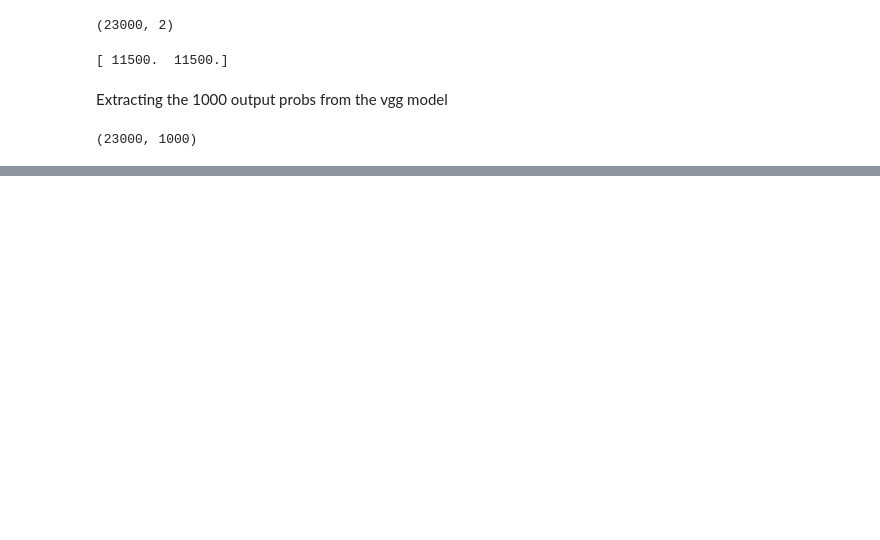
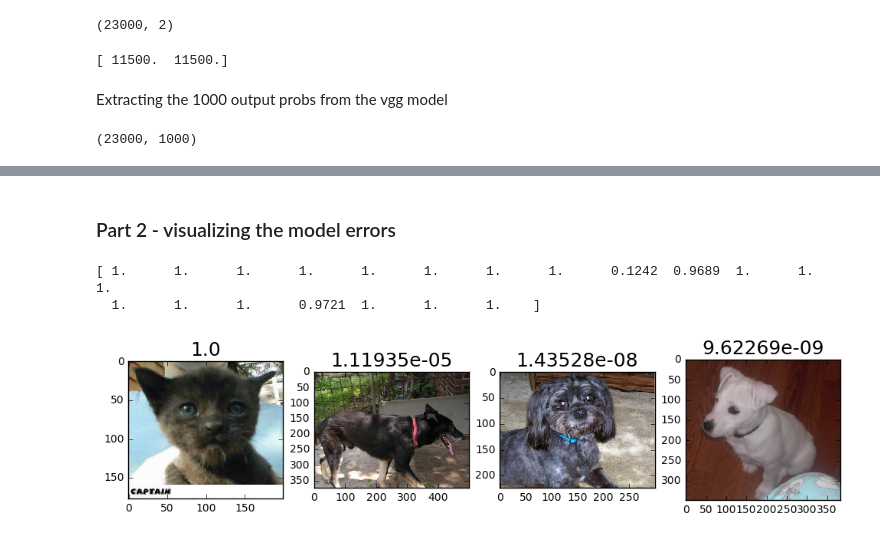
Before and after one commit to Freedom89/codes_fastai, a Jupyter notebook: fast_ai_lesson_2.ipynb, the cells around one changed output, grey strips where cells are left out. Cells and saved outputs as stored; diff of their text form; code cells hidden in the pictures; blank space fills up the shorter version.

```diff
--- a/fast_ai_lesson_2.ipynb
+++ b/fast_ai_lesson_2.ipynb
@@ -197,3 +174,6 @@ print(sys.getsizeof(model))
+# %%
+trn_features = load_array(model_path+'train_lastlayer_features.bc')
+val_features = load_array(model_path+'valid_lastlayer_features.bc')
 # %%
 lm = Sequential([ Dense(2, activation='softmax', input_shape=(1000,)) ])
 lm.compile(optimizer=RMSprop(lr=0.1), loss='categorical_crossentropy', metrics=['accuracy'])
@@ -226,0 +219,25 @@ Epoch 10/10
+# %% [markdown]
+### Part 2 - visualizing the model errors
+# %%
+#predict the classes
+preds = lm.predict_classes(val_features, batch_size = batch_size)
+#and the probabilities
+probs = lm.predict_proba(val_features, batch_size = batch_size)
+probs = probs[:,0] #extract the first axis
+# %%
+print(probs[:20]) #print first eight elements
+# %% [output]
+[ 1.      1.      1.      1.      1.      1.      1.      1.      0.1242  0.9689  1.      1.      1.
+  1.      1.      1.      0.9721  1.      1.      1.    ]
+# %%
+filenames = val_batches.filenames #extract the file names
+n_view = 4
+def plot_idx(idx,titles = None):
+    plots([image.load_img(path + 'valid/' + filenames[i]) for i in idx], titles = titles)
+# %%
+#correct dogs and correct predictions
+correct = np.where(preds == val_labels[:,1])[0]
+idx = permutation(correct)[:n_view] #extract the first 4 elements
+plot_idx(idx,probs[idx])
+# %% [output]
+[figure, added]
```
Also changed, not shown: parts of 39 cells of this notebook.
